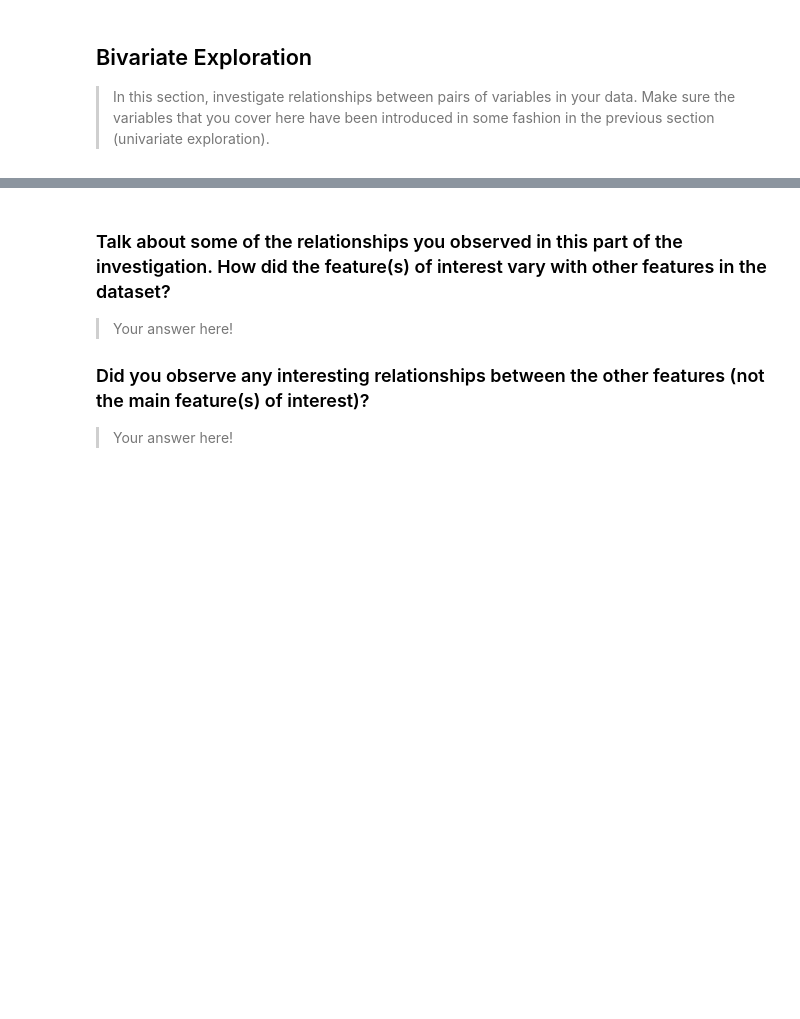
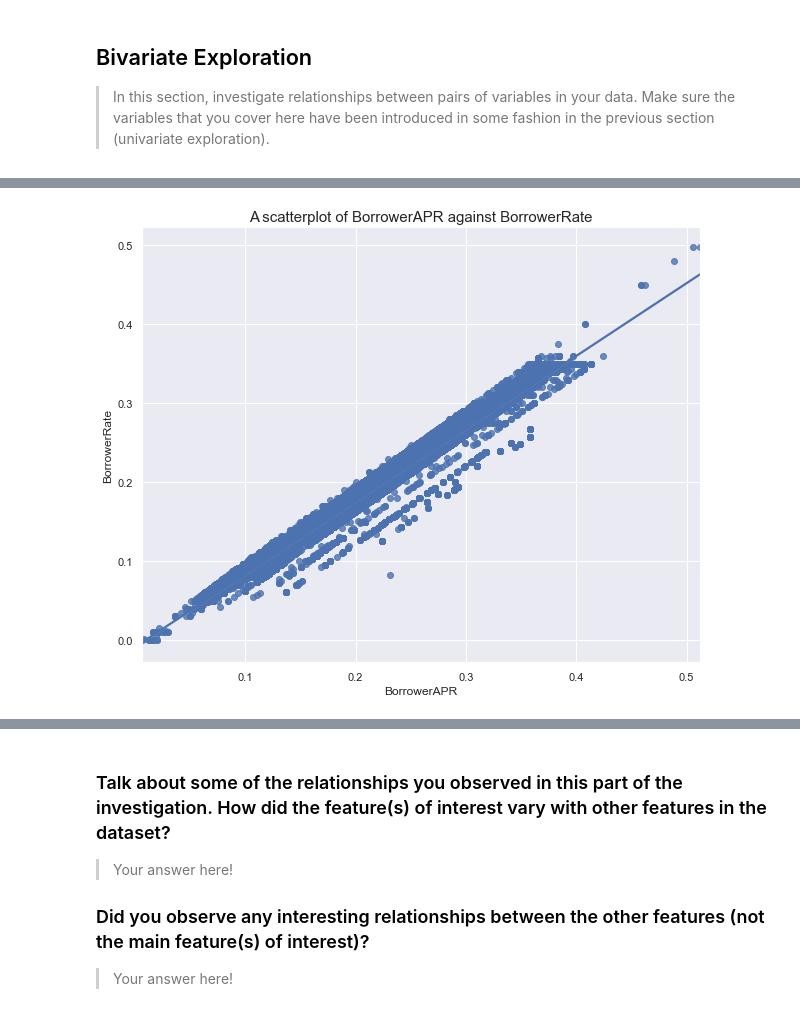
Before and after one commit to skevin-dev/communicate-data-findings, a Jupyter notebook: Notebooks/Part_I_exploration_data_analysis.ipynb, the cells around one changed output, grey strips where cells are left out. Saved outputs shown, nothing was run; the diff lists cells and outputs as text; code cells hidden in the pictures; blank space fills up the shorter version.

```diff
--- a/Notebooks/Part_I_exploration_data_analysis.ipynb
+++ b/Notebooks/Part_I_exploration_data_analysis.ipynb
@@ -265,0 +290,12 @@ fashion in the previous section (univariate exploration).
+# %%
+def scatter(df:pd.DataFrame,col1,col2)->pd.DataFrame:
+    plt.figure(figsize=(10,8))
+    sb.set()
+    sb.regplot(data = df, x = col1, y = col2);
+    plt.xlabel(col1)
+    plt.ylabel(col2)
+    plt.title(f'A scatterplot of {col1} against {col2}',fontsize=15 )
+# %%
+scatter(df_used_cols,'BorrowerAPR','BorrowerRate')
+# %% [output]
+[figure, added]
```
Also changed, not shown: parts of 25 cells of this notebook.
